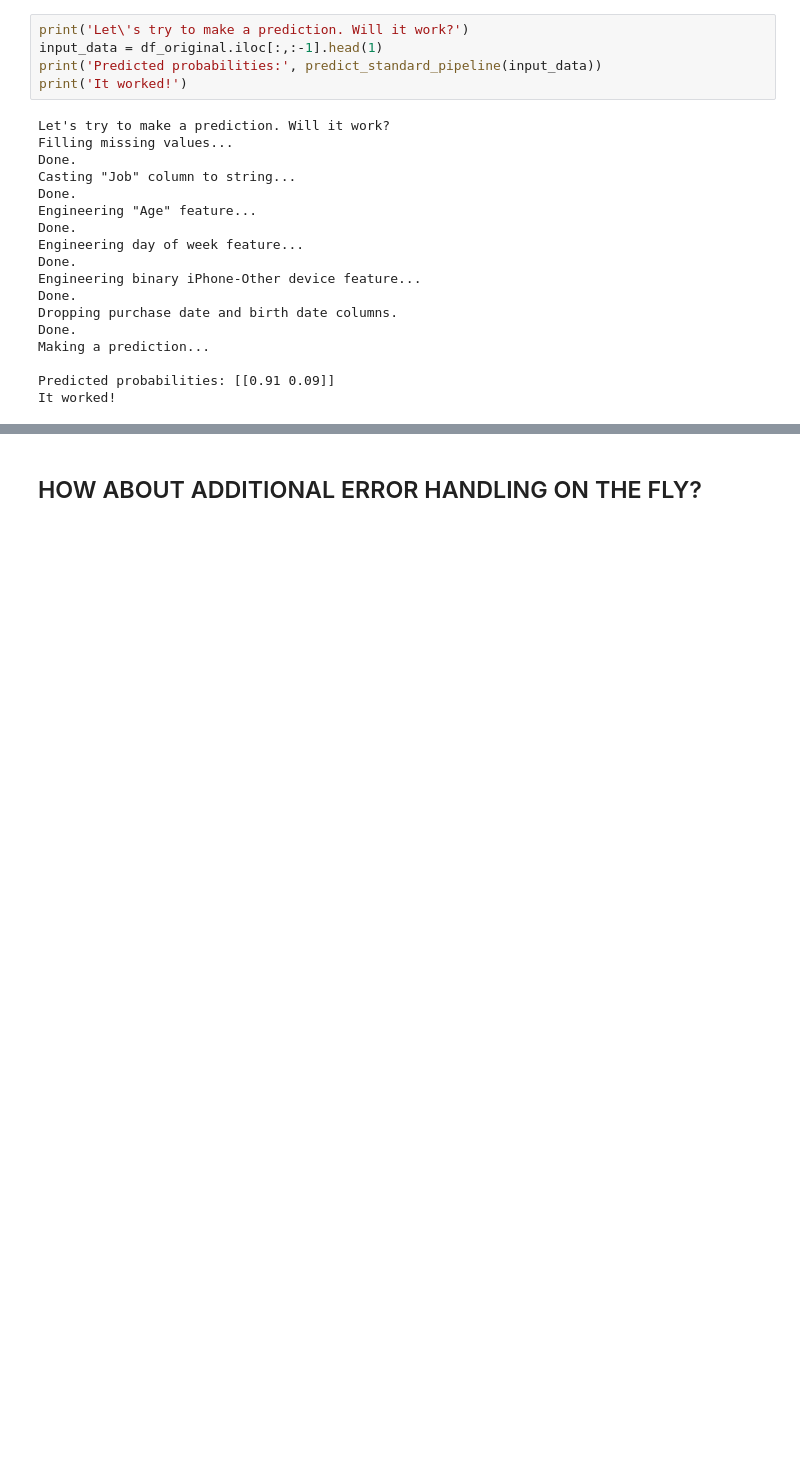
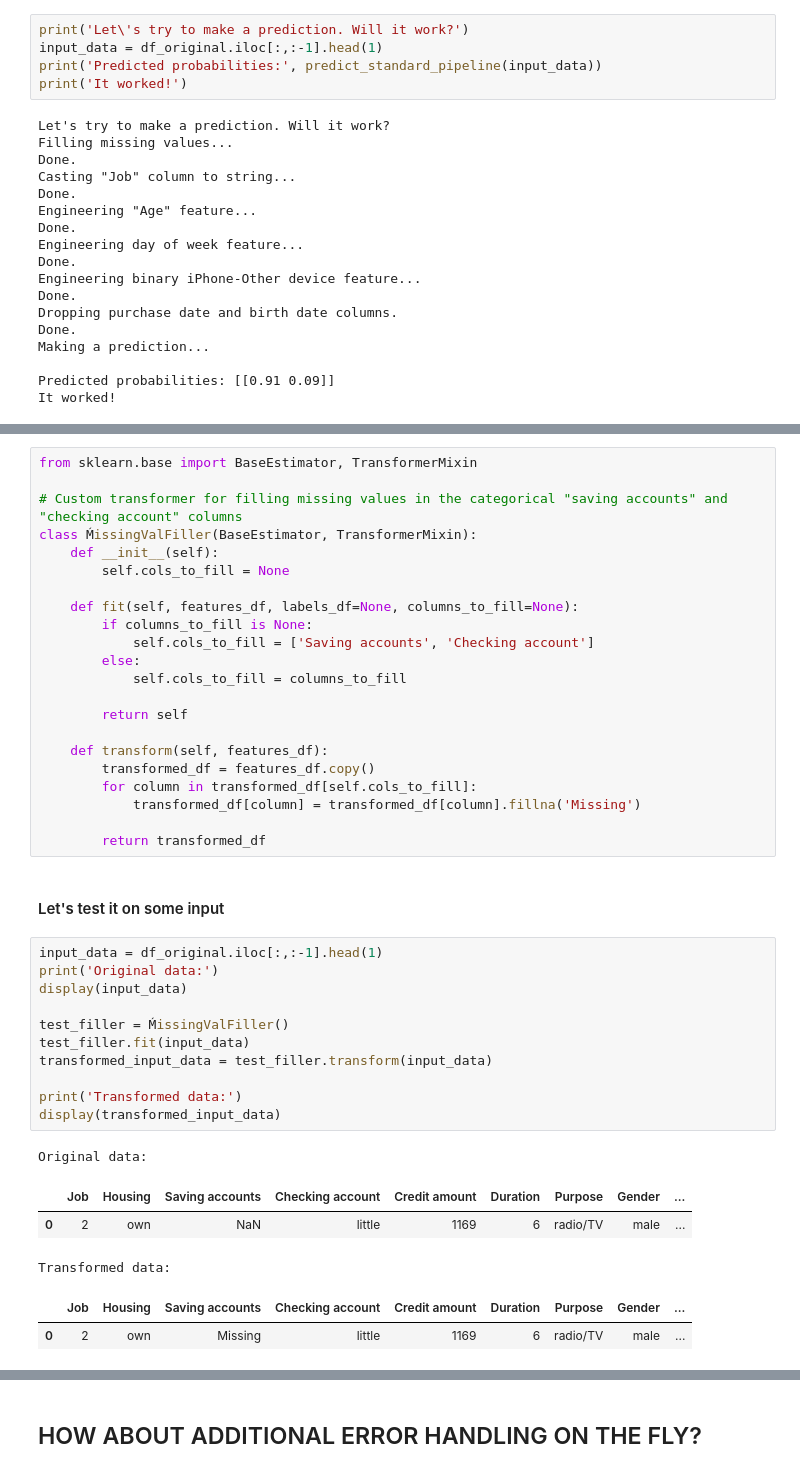
Before and after one commit to tsekulski/ml-in-production, a Jupyter notebook: notebooks/ml-in-production.ipynb, the cells around one changed output, grey strips where cells are left out. Saved outputs shown, nothing was run; the diff lists cells and outputs as text; blank space fills up the shorter version.

```diff
--- a/notebooks/ml-in-production.ipynb
+++ b/notebooks/ml-in-production.ipynb
@@ -1123,0 +1142,42 @@ It worked!
+# %%
+from sklearn.base import BaseEstimator, TransformerMixin
+
+# Custom transformer for filling missing values in the categorical "saving accounts" and "checking account" columns
+class ḾissingValFiller(BaseEstimator, TransformerMixin):
+    def __init__(self):
+        self.cols_to_fill = None
+
+    def fit(self, features_df, labels_df=None, columns_to_fill=None):
+        if columns_to_fill is None:
+            self.cols_to_fill = ['Saving accounts', 'Checking account']
+        else:
+            self.cols_to_fill = columns_to_fill
+
+        return self
+
+    def transform(self, features_df):
+        transformed_df = features_df.copy()
+        for column in transformed_df[self.cols_to_fill]:
+            transformed_df[column] = transformed_df[column].fillna('Missing')
+
+        return transformed_df
+# %% [markdown]
+#### Let's test it on some input
+# %%
+input_data = df_original.iloc[:,:-1].head(1)
+print('Original data:')
+display(input_data)
+
+test_filler = ḾissingValFiller()
+test_filler.fit(input_data)
+transformed_input_data = test_filler.transform(input_data)
+
+print('Transformed data:')
+display(transformed_input_data)
+# %% [output]
+Original data:
+|  | Job | Housing | Saving accounts | Checking account | Credit amount | Duration | Purpose | Gender | ... |
+| 0 | 2 | own | NaN | little | 1169 | 6 | radio/TV | male | ... |
+Transformed data:
+|  | Job | Housing | Saving accounts | Checking account | Credit amount | Duration | Purpose | Gender | ... |
+| 0 | 2 | own | Missing | little | 1169 | 6 | radio/TV | male | ... |
```
Also changed, not shown: parts of 10 cells of this notebook.
